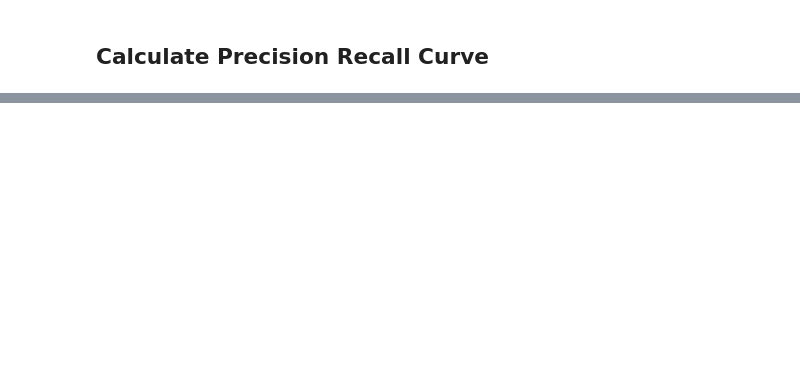
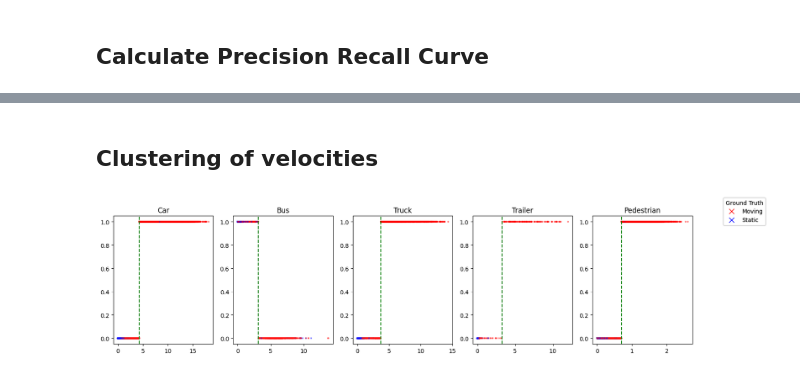
Before and after one commit to corneliusschroeder/Poly-MOT, a Jupyter notebook: jittering_module/evaluation.ipynb, the cells around one changed output, grey strips where cells are left out. Cells and saved outputs as stored; diff of their text form; code cells hidden in the pictures; blank space fills up the shorter version.

```diff
--- a/jittering_module/evaluation.ipynb
+++ b/jittering_module/evaluation.ipynb
@@ -81,0 +152,31 @@ legend
+# %% [markdown]
+## Clustering of velocities
+# %%
+from sklearn.cluster import KMeans
+from matplotlib.lines import Line2D
+
+fig, axes = plt.subplots(1, len(classes), figsize=(18, 4))
+
+for idx, class_name in enumerate(classes):
+    path = '/workspaces/Poly-MOT/paper/win_size_2/vel/' + class_name + '_pred_vel.csv'
+    df = pd.read_csv(path)
+    mask = df['vel_Pred'].notnull() & df['mov_GT'].notnull()
+    vel_arr = df['vel_Pred'][mask].to_numpy()
+    kmeans = KMeans(n_clusters=2).fit(vel_arr.reshape(-1,1))
+    GT_arr = df['mov_GT'][mask].to_numpy()
+    colors = ['red' if gt == 'moving' else 'blue' for gt in GT_arr]
+    axes[idx].scatter(vel_arr, kmeans.labels_, s=4, c=colors, alpha=0.5, marker='x', linestyle='None')
+    axes[idx].set_title(class_name.capitalize())
+
+    # Plot the dividing line between clusters
+    centers = kmeans.cluster_centers_.flatten()
+    dividing_x = centers.mean()
+    axes[idx].axvline(dividing_x, color='green', linestyle='--', label='Cluster Divider')
+
+    legend_elements = [
+        Line2D([0], [0], marker='x', color='w', label='Moving', markerfacecolor='red', markeredgecolor='red', markersize=8, linestyle='None'),
+        Line2D([0], [0], marker='x', color='w', label='Static', markerfacecolor='blue', markeredgecolor='blue', markersize=8, linestyle='None')
+    ]
+    fig.legend(handles=legend_elements, loc='upper right', title='Ground Truth')
+# %% [output]
+[figure, added]
```
Also changed, not shown: parts of 19 cells of this notebook, 2 other files.
